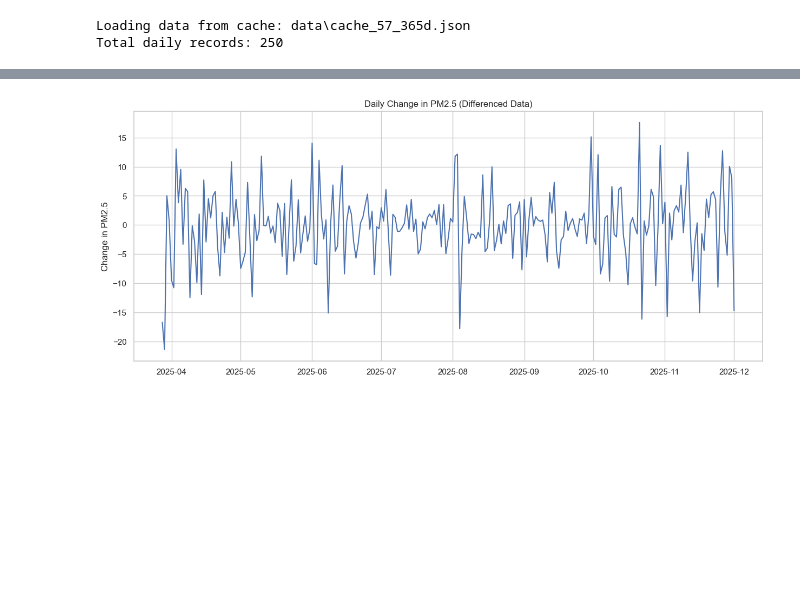
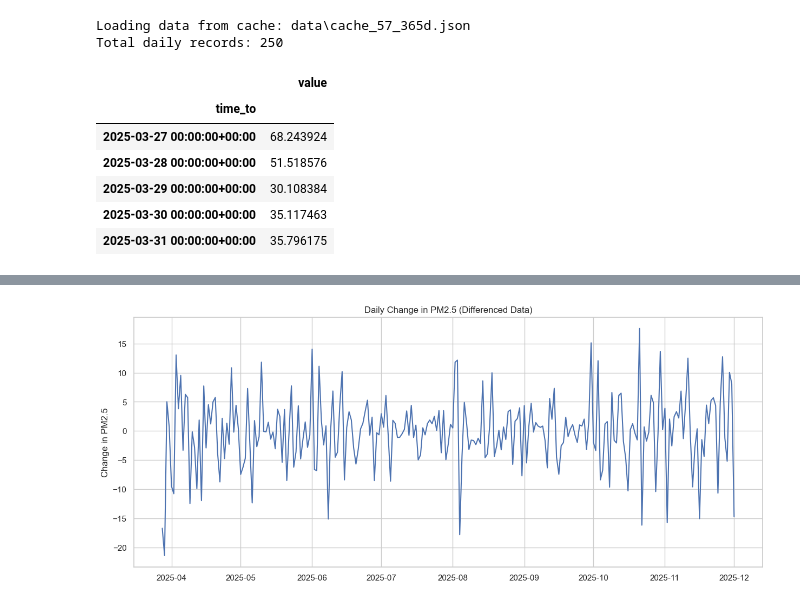
Before and after one commit to LaimengEung/csb-final-project-aqi, a Jupyter notebook: machine_learning.ipynb, the cells around one changed output, grey strips where cells are left out. Saved outputs shown, nothing was run; the diff lists cells and outputs as text; code cells hidden in the pictures; blank space fills up the shorter version.

```diff
--- a/machine_learning.ipynb
+++ b/machine_learning.ipynb
@@ -39,3 +57,13 @@ print(f'Total daily records: {len(df_daily)}')
 # %% [output]
 Loading data from cache: data\cache_57_365d.json
 Total daily records: 250
+# %%
+df_daily.head()
+# %% [output]
+|  | value |
+| time_to |  |
+| 2025-03-27 00:00:00+00:00 | 68.243924 |
+| 2025-03-28 00:00:00+00:00 | 51.518576 |
+| 2025-03-29 00:00:00+00:00 | 30.108384 |
+| 2025-03-30 00:00:00+00:00 | 35.117463 |
+| 2025-03-31 00:00:00+00:00 | 35.796175 |
```
Also changed, not shown: parts of 7 cells of this notebook, 13 other files.
